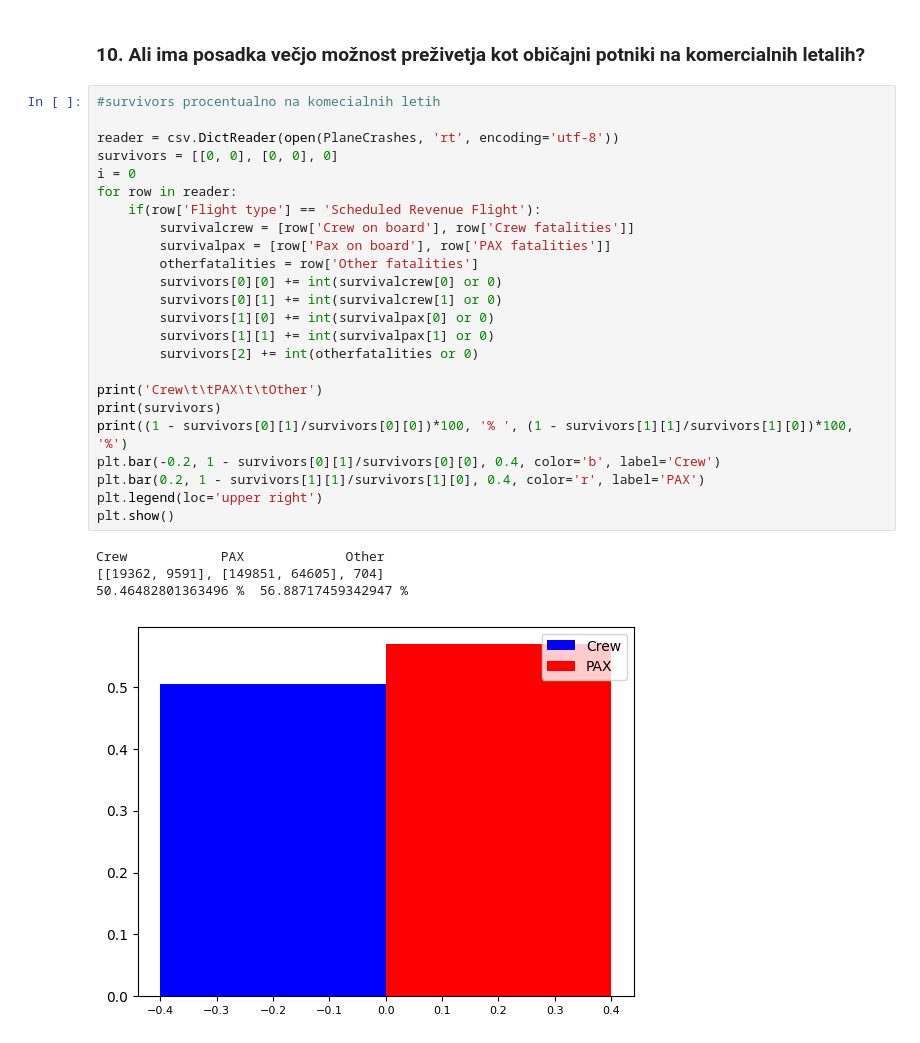
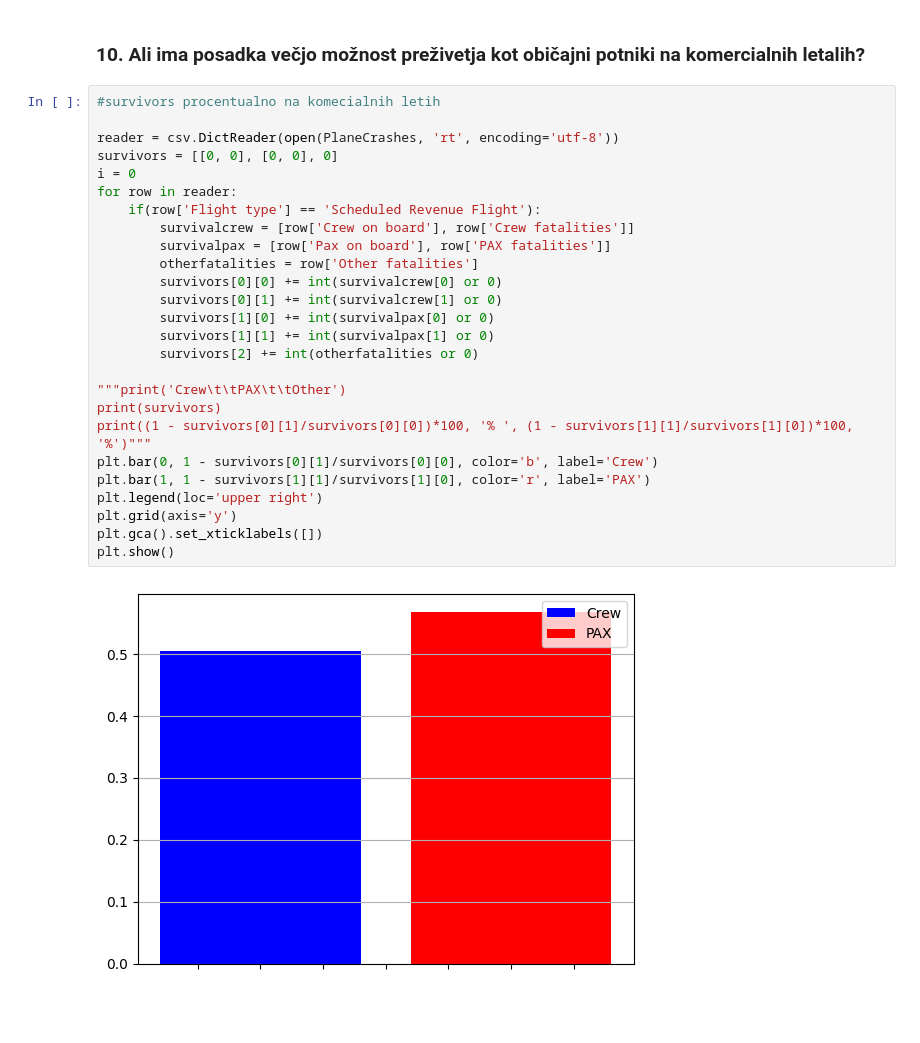
Before and after one commit to NikUlj/PR24NUJRSLSTKKM, a Jupyter notebook: PR24NUJRSLSTKKM.ipynb, the cells around one changed output. Drawn from its saved outputs; the diff is of its cells as text; blank space fills up the shorter version.

```diff
--- a/PR24NUJRSLSTKKM.ipynb
+++ b/PR24NUJRSLSTKKM.ipynb
@@ -875,32 +868,31 @@ plt.show()
 # %%
 #survivors procentualno na komecialnih letih
 
 reader = csv.DictReader(open(PlaneCrashes, 'rt', encoding='utf-8'))
 survivors = [[0, 0], [0, 0], 0]
 i = 0
 for row in reader:
     if(row['Flight type'] == 'Scheduled Revenue Flight'):
         survivalcrew = [row['Crew on board'], row['Crew fatalities']]
         survivalpax = [row['Pax on board'], row['PAX fatalities']]
         otherfatalities = row['Other fatalities']
         survivors[0][0] += int(survivalcrew[0] or 0)
         survivors[0][1] += int(survivalcrew[1] or 0)
         survivors[1][0] += int(survivalpax[0] or 0)
         survivors[1][1] += int(survivalpax[1] or 0)
         survivors[2] += int(otherfatalities or 0)
 
-print('Crew\t\tPAX\t\tOther')
+"""print('Crew\t\tPAX\t\tOther')
 print(survivors)
-print((1 - survivors[0][1]/survivors[0][0])*100, '% ', (1 - survivors[1][1]/survivors[1][0])*100, '%')
-plt.bar(-0.2, 1 - survivors[0][1]/survivors[0][0], 0.4, color='b', label='Crew')
-plt.bar(0.2, 1 - survivors[1][1]/survivors[1][0], 0.4, color='r', label='PAX')
+print((1 - survivors[0][1]/survivors[0][0])*100, '% ', (1 - survivors[1][1]/survivors[1][0])*100, '%')"""
+plt.bar(0, 1 - survivors[0][1]/survivors[0][0], color='b', label='Crew')
+plt.bar(1, 1 - survivors[1][1]/survivors[1][0], color='r', label='PAX')
 plt.legend(loc='upper right')
+plt.grid(axis='y')
+plt.gca().set_xticklabels([])
 plt.show()
 # %% [output]
-Crew            PAX             Other
-[[19362, 9591], [149851, 64605], 704]
-50.46482801363496 %  56.88717459342947 %
-[figure, old version]
+[figure, new version]
 # %%
 #survivors procentualno na komecialnih letih po razlogu
 
```
Also changed, not shown: parts of 6 cells of this notebook.
